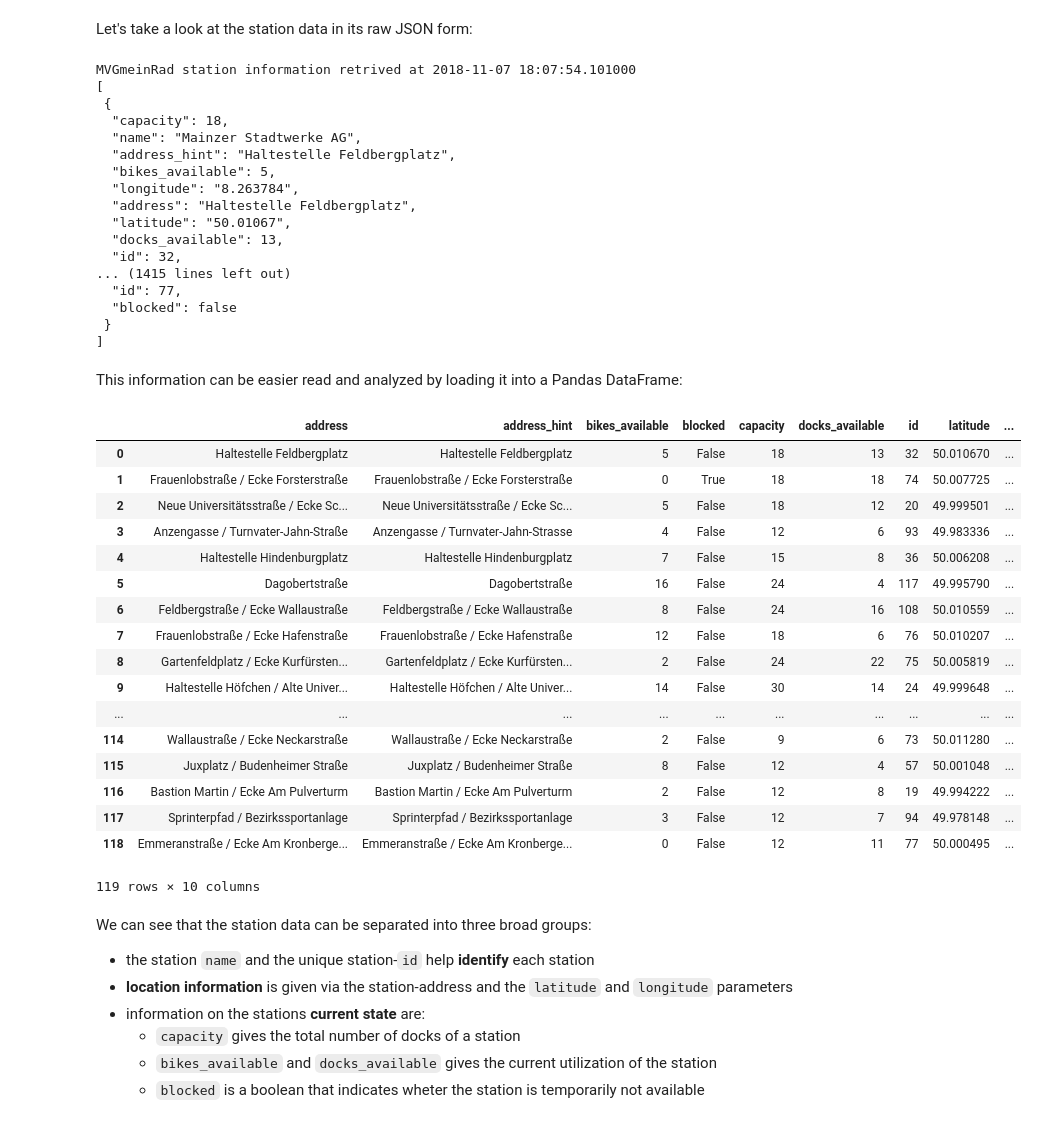
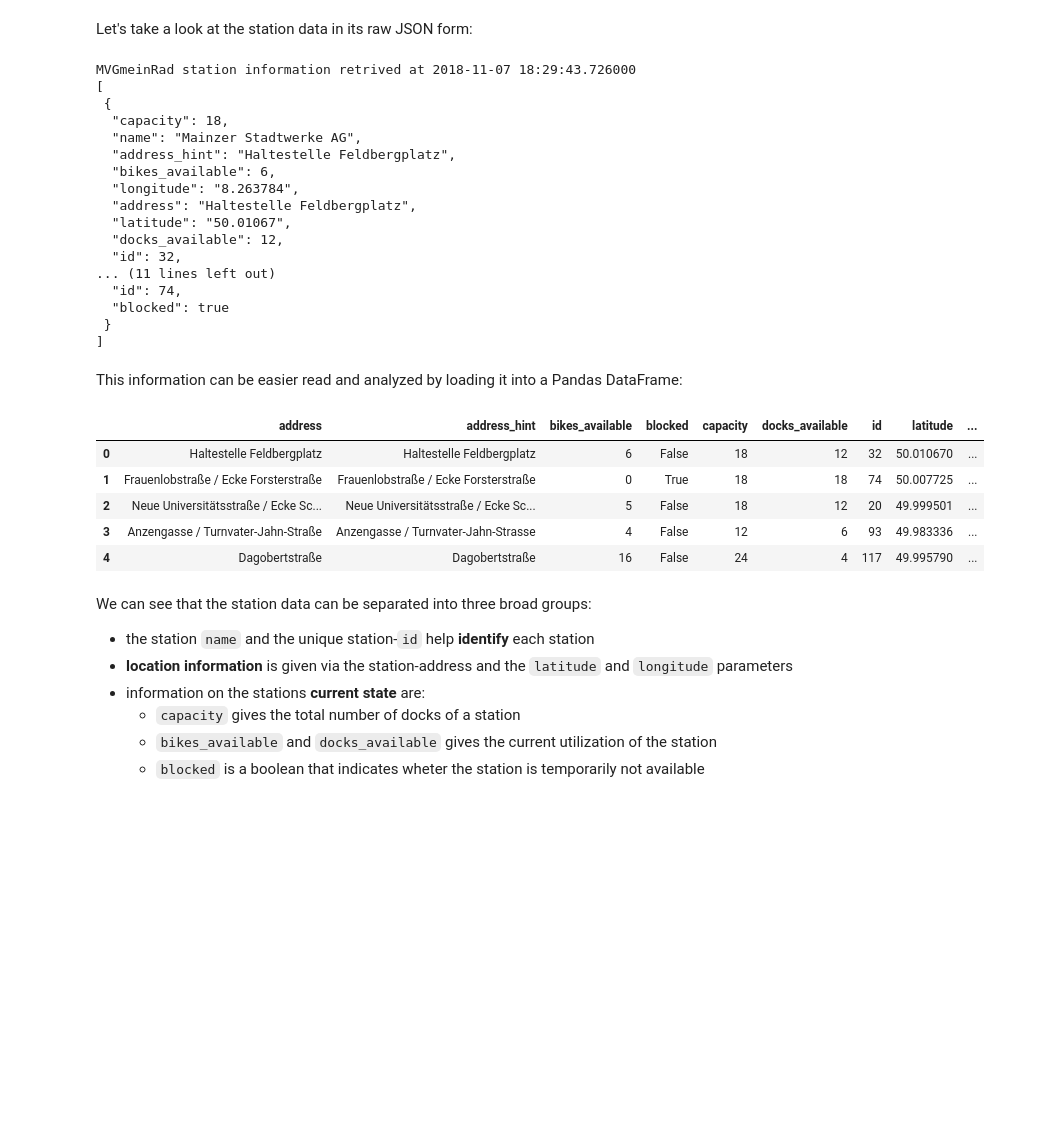
Before and after one commit to Gideon-May/MVGmeinRad, a Jupyter notebook: MVGmeinRad_Part1.ipynb, the cells around one changed output. Cells and saved outputs as stored; diff of their text form; code cells hidden in the pictures; blank space fills up the shorter version.

Commit message:
Some slight changes
df.head() and content[0:2]

```diff
--- a/MVGmeinRad_Part1.ipynb
+++ b/MVGmeinRad_Part1.ipynb
@@ -27,49 +27,37 @@ import matplotlib.cm as cm
 url = "http://www.mvg-mainz.de/mainzigartig-mobil/mit-mvgmeinrad/stationen.html?type=1296727024&tx_mvgmeinrad_mvgmeinradstationen[action]=getStationsAjax"
 content = requests.get(url).json()
 print "MVGmeinRad station information retrived at",dt.datetime.now()
-print(json.dumps(content, indent=1))
+print(json.dumps(content[0:2], indent=1))
 # %% [output]
-MVGmeinRad station information retrived at 2018-11-07 18:07:54.101000
+MVGmeinRad station information retrived at 2018-11-07 18:29:43.726000
 [
  {
   "capacity": 18,
   "name": "Mainzer Stadtwerke AG",
   "address_hint": "Haltestelle Feldbergplatz",
-  "bikes_available": 5,
+  "bikes_available": 6,
   "longitude": "8.263784",
   "address": "Haltestelle Feldbergplatz",
   "latitude": "50.01067",
-  "docks_available": 13,
+  "docks_available": 12,
   "id": 32,
-... (1415 lines left out)
-  "id": 77,
-  "blocked": false
+... (11 lines left out)
+  "id": 74,
+  "blocked": true
  }
 ]
 # %% [markdown]
 This information can be easier read and analyzed by loading it into a Pandas DataFrame:
 # %%
 df = pd.read_json(url)
-df
+df.head()
 # %% [output]
 |  | address | address_hint | bikes_available | blocked | capacity | docks_available | id | latitude | ... |
-| 0 | Haltestelle Feldbergplatz | Haltestelle Feldbergplatz | 5 | False | 18 | 13 | 32 | 50.010670 | ... |
+| 0 | Haltestelle Feldbergplatz | Haltestelle Feldbergplatz | 6 | False | 18 | 12 | 32 | 50.010670 | ... |
 | 1 | Frauenlobstraße / Ecke Forsterstraße | Frauenlobstraße / Ecke Forsterstraße | 0 | True | 18 | 18 | 74 | 50.007725 | ... |
 | 2 | Neue Universitätsstraße / Ecke Sc... | Neue Universitätsstraße / Ecke Sc... | 5 | False | 18 | 12 | 20 | 49.999501 | ... |
 | 3 | Anzengasse / Turnvater-Jahn-Straße | Anzengasse / Turnvater-Jahn-Strasse | 4 | False | 12 | 6 | 93 | 49.983336 | ... |
-| 4 | Haltestelle Hindenburgplatz | Haltestelle Hindenburgplatz | 7 | False | 15 | 8 | 36 | 50.006208 | ... |
-| 5 | Dagobertstraße | Dagobertstraße | 16 | False | 24 | 4 | 117 | 49.995790 | ... |
-| 6 | Feldbergstraße / Ecke Wallaustraße | Feldbergstraße / Ecke Wallaustraße | 8 | False | 24 | 16 | 108 | 50.010559 | ... |
-| 7 | Frauenlobstraße / Ecke Hafenstraße | Frauenlobstraße / Ecke Hafenstraße | 12 | False | 18 | 6 | 76 | 50.010207 | ... |
-| 8 | Gartenfeldplatz / Ecke Kurfürsten... | Gartenfeldplatz / Ecke Kurfürsten... | 2 | False | 24 | 22 | 75 | 50.005819 | ... |
-| 9 | Haltestelle Höfchen / Alte Univer... | Haltestelle Höfchen / Alte Univer... | 14 | False | 30 | 14 | 24 | 49.999648 | ... |
-| ... | ... | ... | ... | ... | ... | ... | ... | ... | ... |
-| 114 | Wallaustraße / Ecke Neckarstraße | Wallaustraße / Ecke Neckarstraße | 2 | False | 9 | 6 | 73 | 50.011280 | ... |
-| 115 | Juxplatz / Budenheimer Straße | Juxplatz / Budenheimer Straße | 8 | False | 12 | 4 | 57 | 50.001048 | ... |
-| 116 | Bastion Martin / Ecke Am Pulverturm | Bastion Martin / Ecke Am Pulverturm | 2 | False | 12 | 8 | 19 | 49.994222 | ... |
-| 117 | Sprinterpfad / Bezirkssportanlage | Sprinterpfad / Bezirkssportanlage | 3 | False | 12 | 7 | 94 | 49.978148 | ... |
-| 118 | Emmeranstraße / Ecke Am Kronberge... | Emmeranstraße / Ecke Am Kronberge... | 0 | False | 12 | 11 | 77 | 50.000495 | ... |
+| 4 | Dagobertstraße | Dagobertstraße | 16 | False | 24 | 4 | 117 | 49.995790 | ... |
-119 rows × 10 columns
 # %% [markdown]
 We can see that the station data can be separated into three broad groups:
 
```
